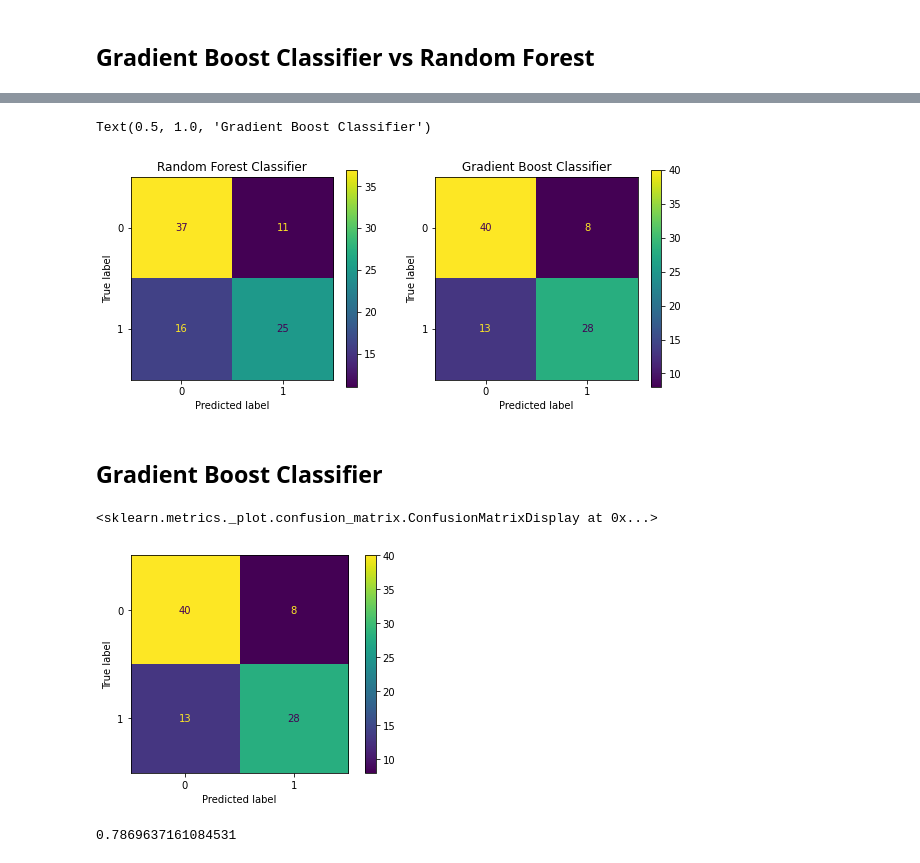
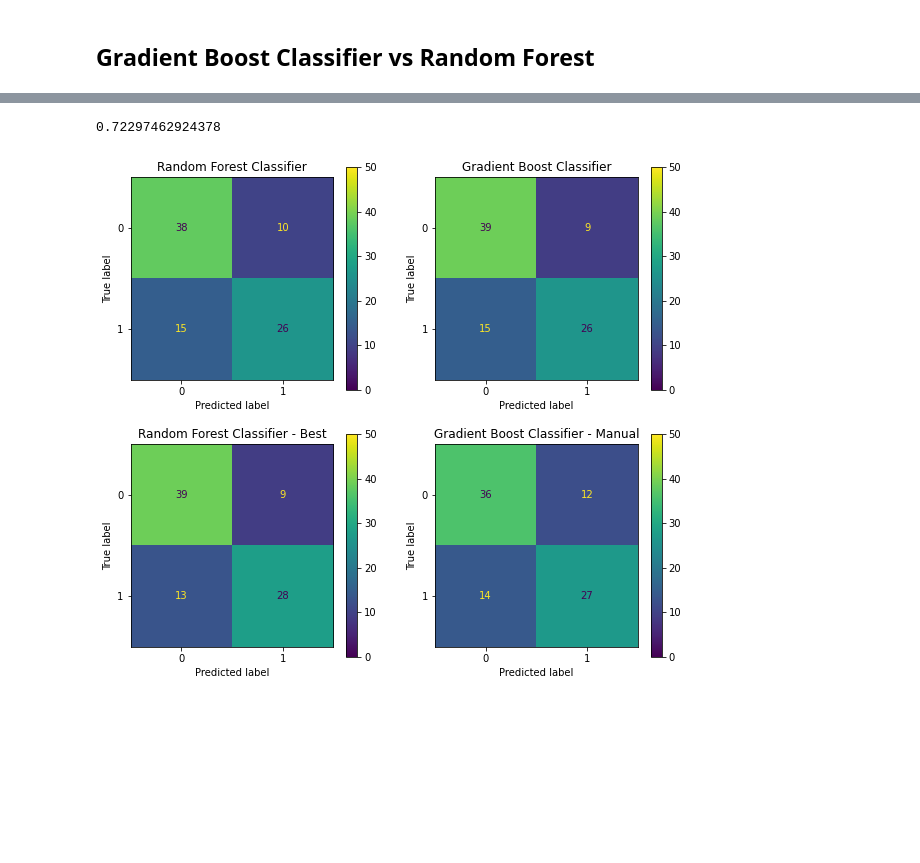
Before and after one commit to willianrocha/COVID-19_clinical_data_assess_diagnosis, a Jupyter notebook: notebooks/ML.ipynb, the cells around one changed output, grey strips where cells are left out. Cells and saved outputs as stored; diff of their text form; code cells hidden in the pictures; blank space fills up the shorter version.

Commit message:
finishing up models

```diff
--- a/notebooks/ML.ipynb
+++ b/notebooks/ML.ipynb
@@ -289,10 +274,9 @@ def plot_confusion_matrix_for_models(names, classifiers, nrows, ncols):
         clf.fit(x_train, y_train)
         trained_models.append(clf)
         disp = plot_confusion_matrix(clf, x_test, y_test, ax=axis[axes_ind])
-        cv = RepeatedStratifiedKFold(n_splits=5, n_repeats=10)
-        results = cross_validate(clf, x, y, cv=cv, scoring='roc_auc', return_train_score=True)
-        auc_medio = np.mean(results['test_score'])
-        axis[axes_ind].set_title(f'{name}, AUC = {auc_medio:.3f}')
+        y_predict = clf.predict(x_test)
+        auc_medio = fbeta_score(y_test, y_predict, average='macro', beta=1)
+        axis[axes_ind].set_title(f'{name}, F1 = {auc_medio:.2f}')
         disp.im_.set_clim(0, 50)
         axes_ind += 1
     plt.show()
@@ -300,4 +284,4 @@ def plot_confusion_matrix_for_models(names, classifiers, nrows, ncols):
         ax.set_visible(False)
         fig.delaxes(ax)
     return trained_models
-plot_confusion_matrix_for_models(names, classifiers, 4, 3)
+_ = plot_confusion_matrix_for_models(names, classifiers, 4, 3)
@@ -337,0 +373,6 @@ The Gradient Boost Classifier's matrix confusion has greatly improved. The False
+# %%
+# Found manually
+# clf = GradientBoostingClassifier(learning_rate=0.7, max_depth=12, max_features=0.3, min_samples_leaf=5, min_samples_split=6, n_estimators=260, subsample=1.0)
+clf = GradientBoostingClassifier(learning_rate=0.5, max_depth=8, max_features=0.4, min_samples_leaf=3, min_samples_split=17, n_estimators=100, subsample=1.0)
+
+model_manual = train_evaluate_classifier(clf, x, y, x_train, y_train, x_test, y_test)
@@ -337,0 +448,3 @@ The Gradient Boost Classifier's matrix confusion has greatly improved. The False
+# %%
+clf = RandomForestClassifier(criterion='gini', max_depth=6, max_features=0.30034845148359435, min_samples_leaf=6, min_samples_split=10, n_estimators=185)
+rfc_rscv_best = train_evaluate_classifier(clf, x, y, x_train, y_train, x_test, y_test)
@@ -346,11 +468,11 @@ def format_classification_report(test, predict):
     df_cr['support'] = df_cr['support'].astype('int32')
     return df_cr
 
-rfc_model = models[5]
-gbc_modem = models[10]
+rfc_model = models[6]
+gbc_model = models[11]
 
 y_predict_rfc = rfc_model.predict(x_test)
-y_predict_gbc = gbc_modem.predict(x_test)
+y_predict_gbc = gbc_model.predict(x_test)
 
 df_rfc = format_classification_report(y_test, y_predict_rfc)
 df_gbc = format_classification_report(y_test, y_predict_gbc)
@@ -377,26 +505,25 @@ plot_roc_curve(gbc_modem, x_test, y_test, ax=ax)
+# %%
+print(fbeta_score(y_test, y_predict_gbc, average='macro', beta=2))
+# %% [output]
+0.72297462924378
 # %%
-fig, (ax1, ax2) = plt.subplots(nrows=1, ncols=2, figsize=(10, 4))
+fig, ((ax11, ax12), (ax21, ax22)) = plt.subplots(nrows=2, ncols=2, figsize=(10, 9))
 
-plot_confusion_matrix(rfc_model, x_test, y_test, ax=ax1)
-plot_confusion_matrix(gbc_modem, x_test, y_test, ax=ax2)
+disp = plot_confusion_matrix(rfc_model, x_test, y_test, ax=ax11)
+disp.im_.set_clim(0, 50)
+ax11.set_title('Random Forest Classifier')
 
-ax1.set_title('Random Forest Classifier')
-ax2.set_title('Gradient Boost Classifier')
+disp = plot_confusion_matrix(gbc_model, x_test, y_test, ax=ax12)
+disp.im_.set_clim(0, 50)
+ax12.set_title('Gradient Boost Classifier')
+
+disp = plot_confusion_matrix(rfc_rscv_best, x_test, y_test, ax=ax21)
+disp.im_.set_clim(0, 50)
+ax21.set_title('Random Forest Classifier - Best')
+
+disp = plot_confusion_matrix(model_manual, x_test, y_test, ax=ax22)
+disp.im_.set_clim(0, 50)
+ax22.set_title('Gradient Boost Classifier - Manual')
+plt.show()
 # %% [output]
-Text(0.5, 1.0, 'Gradient Boost Classifier')
-[figure, old version]
+[figure, new version]
-# %% [markdown]
-## Gradient Boost Classifier
-# %%
-clf = models[-1]
-plot_confusion_matrix(clf, x_test, y_test)
-# %% [output]
-<sklearn.metrics._plot.confusion_matrix.ConfusionMatrixDisplay at 0x...>
-[figure, removed]
-# %%
-np.random.seed(73246)
-cv = RepeatedStratifiedKFold(n_splits=5, n_repeats=10)
-results = cross_validate(clf, x, y, cv=cv, scoring='roc_auc', return_train_score=True)
-auc_medio = np.mean(results['test_score'])
-# %% [output]
-0.7869637161084531
```
Also changed, not shown: parts of 57 cells of this notebook, 1 other file.
